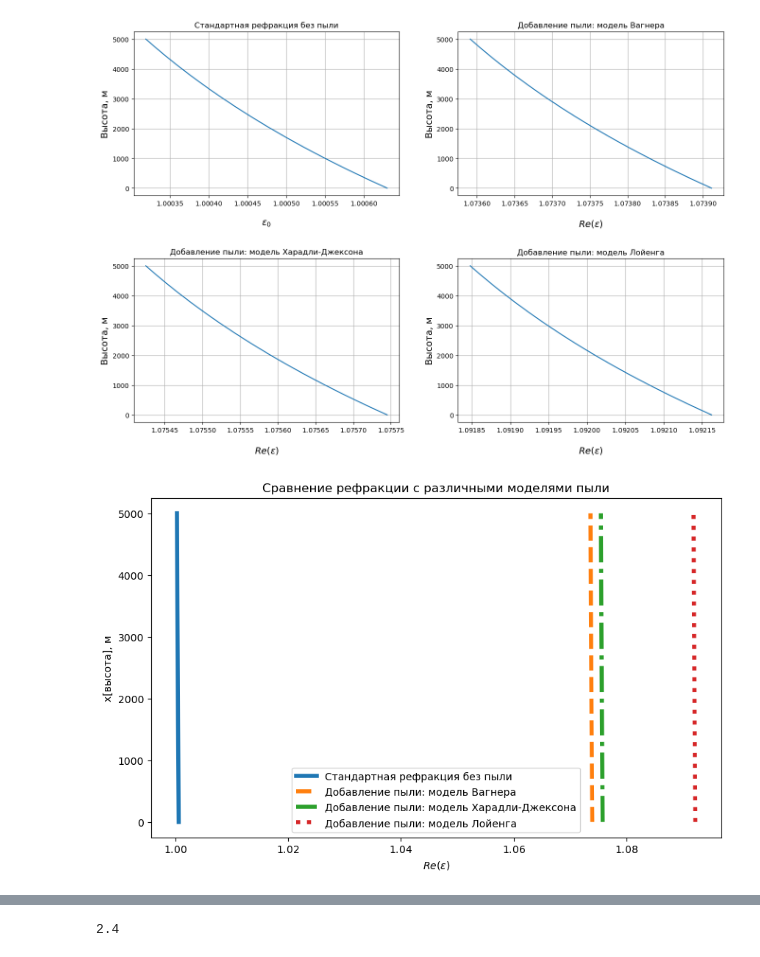
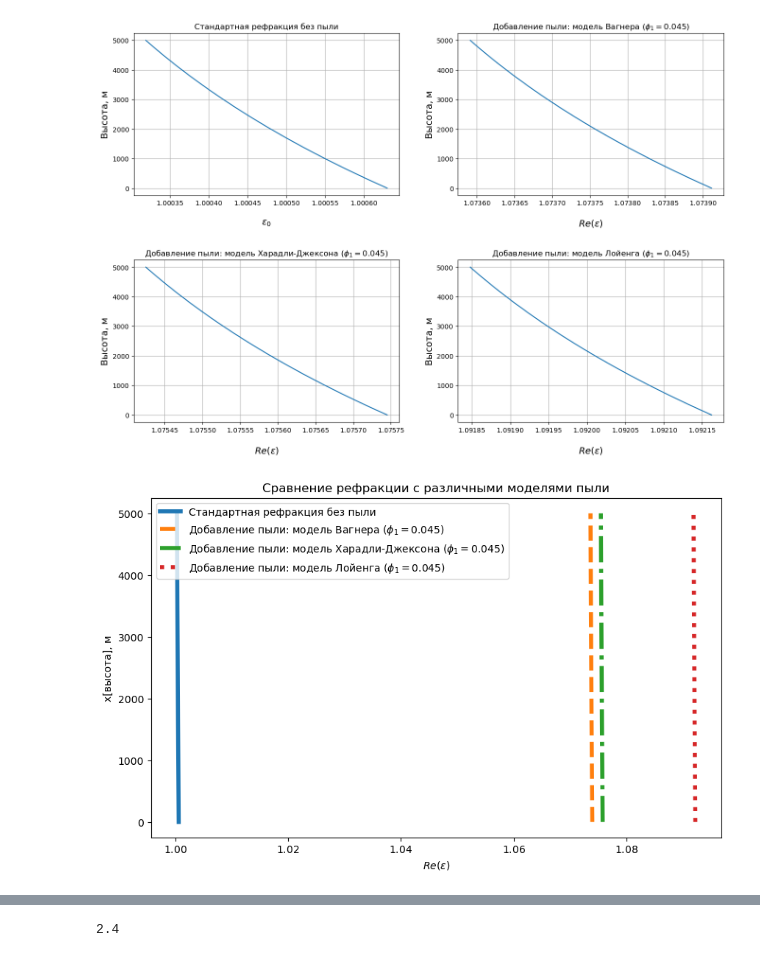
Before and after one commit to Margo-10/pe_radiowaves, a Jupyter notebook: pe_radiowaves.ipynb, the cells around one changed output, grey strips where cells are left out. Saved outputs shown, nothing was run; the diff lists cells and outputs as text; code cells hidden in the pictures.

```diff
--- a/pe_radiowaves.ipynb
+++ b/pe_radiowaves.ipynb
@@ -52,21 +52,21 @@ axs[0, 0].grid(True)
 axs[0, 1].plot(eps_w_real, h)
 axs[0, 1].set_xlabel('$Re(ε)$', fontsize = 14, labelpad=18)
 axs[0, 1].set_ylabel('Высота, м', fontsize = 14)
-axs[0, 1].set_title('Добавление пыли: модель Вагнера')
+axs[0, 1].set_title('Добавление пыли: модель Вагнера ($\phi_1 = {}$)'.format(phi_1))
 axs[0, 1].ticklabel_format(style='scientific', axis='x', useMathText=True, useOffset=False)
 axs[0, 1].grid(True)
 
 axs[1, 0].plot(eps_kj_real, h)
 axs[1, 0].set_xlabel('$Re(ε)$', fontsize = 14, labelpad=18)
 axs[1, 0].set_ylabel('Высота, м', fontsize = 14)
-axs[1, 0].set_title('Добавление пыли: модель Харадли-Джексона')
+axs[1, 0].set_title('Добавление пыли: модель Харадли-Джексона ($\phi_1 = {}$)'.format(phi_1))
 axs[1, 0].ticklabel_format(style='scientific', axis='x', useMathText=True, useOffset=False)
 axs[1, 0].grid(True)
 
 axs[1, 1].plot(eps_l_real, h)
 axs[1, 1].set_xlabel('$Re(ε)$', fontsize = 14, labelpad=18)
 axs[1, 1].set_ylabel('Высота, м', fontsize = 14)
-axs[1, 1].set_title('Добавление пыли: модель Лойенга')
+axs[1, 1].set_title('Добавление пыли: модель Лойенга ($\phi_1 = {}$)'.format(phi_1))
 axs[1, 1].ticklabel_format(style='scientific', axis='x', useMathText=True, useOffset=False)
 axs[1, 1].grid(True)
 
@@ -74,31 +74,31 @@ axs[1, 1].grid(True)
 plt.tight_layout(pad=3.0)
 plt.show()
 # %% [output]
-[figure, old version]
+[figure, new version]
 # %%
 plt.figure(figsize=(10, 6))
 
 # Первый график
 plt.plot(eps_0, h, linestyle='-', linewidth='4', label='Стандартная рефракция без пыли')
 
 # Второй график
-plt.plot(eps_w_real, h, linestyle='--', linewidth='4',  label='Добавление пыли: модель Вагнера')
+plt.plot(eps_w_real, h, linestyle='--', linewidth='4',  label='Добавление пыли: модель Вагнера ($\phi_1 = {}$)'.format(phi_1))
 
 # Третий график
-plt.plot(eps_kj_real, h, linestyle='-.', linewidth='4',  label='Добавление пыли: модель Харадли-Джексона')
+plt.plot(eps_kj_real, h, linestyle='-.', linewidth='4',  label='Добавление пыли: модель Харадли-Джексона ($\phi_1 = {}$)'.format(phi_1))
 
 # Четвертый график
-plt.plot(eps_l_real, h, linestyle=':', linewidth='4', label='Добавление пыли: модель Лойенга')
+plt.plot(eps_l_real, h, linestyle=':', linewidth='4', label='Добавление пыли: модель Лойенга ($\phi_1 = {}$)'.format(phi_1))
 
 plt.xlabel('$Re(ε)$')
 plt.ylabel('x[высота], м')
 plt.title('Сравнение рефракции с различными моделями пыли')
 plt.ticklabel_format(style='scientific', axis='x', useMathText=True)
 plt.legend()
 
 plt.show()
 # %% [output]
-[figure, old version]
+[figure, new version]
 # %%
 for i in range(H_max*coeff+1):
     eps_w_complex[i]  = 3.0*eps_0[i]*phi_1*(eps_1.imag-eps_0[i])/(eps_1.imag+2.0*eps_0[i]) + eps_0[i]
```
Also changed, not shown: parts of 6 cells of this notebook, 2 other files.
